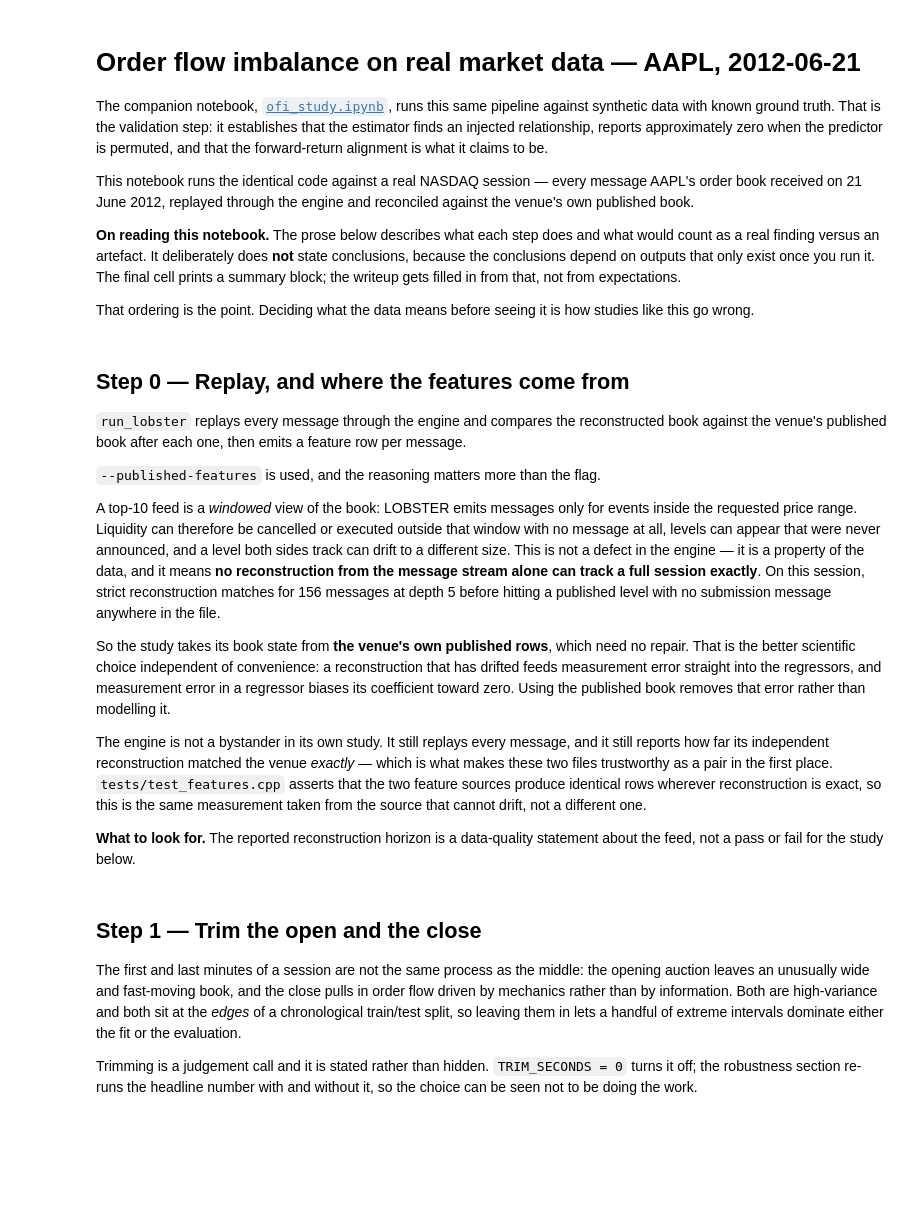
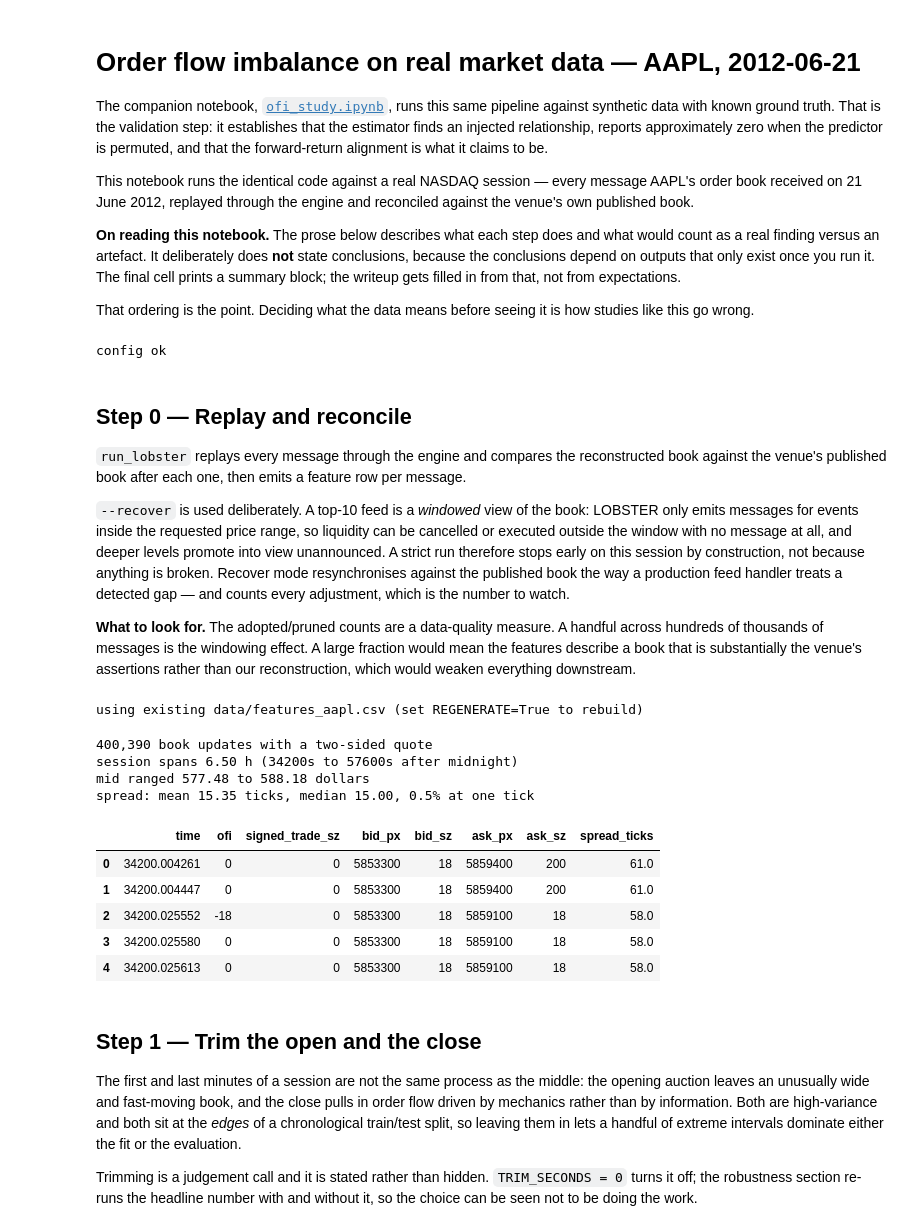
Before and after one commit to yashshelar466/High-Frequency-Limit-Order-Book, a Jupyter notebook: research/ofi_study_real.ipynb, the cells around one changed output. Cells and saved outputs as stored; diff of their text form; code cells hidden in the pictures; blank space fills up the shorter version.

Commit message:
Run the OFI study on AAPL 2012-06-21

```diff
--- a/research/ofi_study_real.ipynb
+++ b/research/ofi_study_real.ipynb
@@ -45,11 +45,7 @@ DT            = 2.0    # seconds per interval
 TRAIN_FRAC    = 0.7    # chronological split
 TRIM_SECONDS  = 300    # drop this much from each end of the session
 N_PERM        = 500    # permutation-null trials
-# Regenerate by default. Caching the feature file looks like a kindness and is
-# actually a trap: change the replay mode or the compare depth and a stale file
-# silently survives, so the notebook analyses data produced by settings that are
-# no longer on screen. Set False only to iterate on the analysis cells.
-REGENERATE    = True
+REGENERATE    = False  # set True to re-run the replayer even if features exist
 
 for p in (MSG_PATH, BOOK_PATH):
     if not os.path.exists(p):
@@ -61,69 +57,63 @@ if not os.path.exists(BINARY):
     raise SystemExit('build first:  cmake -S . -B build -DCMAKE_BUILD_TYPE=Release '
                      '&& cmake --build build -j')
 print('config ok')
+# %% [output]
+config ok
 # %% [markdown]
-## Step 0 — Replay, and where the features come from
+## Step 0 — Replay and reconcile
 
 `run_lobster` replays every message through the engine and compares the reconstructed book
 against the venue's published book after each one, then emits a feature row per message.
 
-`--published-features` is used, and the reasoning matters more than the flag.
+`--recover` is used deliberately. A top-10 feed is a *windowed* view of the book: LOBSTER only
+emits messages for events inside the requested price range, so liquidity can be cancelled or
+executed outside the window with no message at all, and deeper levels promote into view
+unannounced. A strict run therefore stops early on this session by construction, not because
+anything is broken. Recover mode resynchronises against the published book the way a production
+feed handler treats a detected gap — and counts every adjustment, which is the number to watch.
 
-A top-10 feed is a *windowed* view of the book: LOBSTER emits messages only for events inside the
-requested price range. Liquidity can therefore be cancelled or executed outside that window with
-no message at all, levels can appear that were never announced, and a level both sides track can
-drift to a different size. This is not a defect in the engine — it is a property of the data, and
-it means **no reconstruction from the message stream alone can track a full session exactly**. On
-this session, strict reconstruction matches for 156 messages at depth 5 before hitting a published
-level with no submission message anywhere in the file.
-
-So the study takes its book state from **the venue's own published rows**, which need no repair.
-That is the better scientific choice independent of convenience: a reconstruction that has drifted
-feeds measurement error straight into the regressors, and measurement error in a regressor biases
-its coefficient toward zero. Using the published book removes that error rather than modelling it.
-
-The engine is not a bystander in its own study. It still replays every message, and it still
-reports how far its independent reconstruction matched the venue *exactly* — which is what makes
-these two files trustworthy as a pair in the first place. `tests/test_features.cpp` asserts that
-the two feature sources produce identical rows wherever reconstruction is exact, so this is the
-same measurement taken from the source that cannot drift, not a different one.
-
-**What to look for.** The reported reconstruction horizon is a data-quality statement about the
-feed, not a pass or fail for the study below.
+**What to look for.** The adopted/pruned counts are a data-quality measure. A handful across
+hundreds of thousands of messages is the windowing effect. A large fraction would mean the
+features describe a book that is substantially the venue's assertions rather than our
+reconstruction, which would weaken everything downstream.
 # %%
 if REGENERATE or not os.path.exists(FEAT_PATH):
     cmd = [BINARY, MSG_PATH, BOOK_PATH, str(COMPARE_DEPTH),
-           '--published-features', '--emit-features', FEAT_PATH]
+           '--recover', '--emit-features', FEAT_PATH]
     print(' '.join(cmd), '\n')
     res = subprocess.run(cmd, capture_output=True, text=True)
     print(res.stdout)
     if res.stderr.strip():
         print('stderr:', res.stderr.strip())
     if res.returncode != 0:
-        print('\nNOTE: the replayer exited non-zero. With --published-features it should run to '
-              'the end\nof the file, so this means something other than a reconstruction '
-              'divergence went wrong.\nInvestigate before using the output.')
+        print('\nNOTE: the replayer exited non-zero, so reconciliation stopped before the end '
+              'of the file.\nThe feature file still covers everything up to that point and the '
+              'analysis below\nis valid for that prefix -- but report the truncation rather '
+              'than ignoring it.')
 else:
     print(f'using existing {FEAT_PATH} (set REGENERATE=True to rebuild)')
+# %% [output]
+using existing data/features_aapl.csv (set REGENERATE=True to rebuild)
 # %%
 raw = load_features(FEAT_PATH)
-
-# Guard against analysing a truncated feature file. If the replay stopped early
-# the rows that exist are perfectly valid -- they just describe seconds of a
-# session rather than hours, and every result below would be noise computed with
-# total confidence.
-_msgs = sum(1 for _ in open(MSG_PATH))
-if len(raw) < 0.5 * _msgs:
-    print(f'WARNING: {len(raw):,} feature rows from a {_msgs:,}-message file.\n'
-          f'The replay covered only {100*len(raw)/_msgs:.1f}% of the session -- it stopped\n'
-          f'early, or a stale features file was reused. Delete {FEAT_PATH} and re-run.\n')
 print(f'{len(raw):,} book updates with a two-sided quote')
 print(f'session spans {(raw.time.max()-raw.time.min())/3600:.2f} h '
       f'({raw.time.min():.0f}s to {raw.time.max():.0f}s after midnight)')
 print(f'mid ranged {raw.mid.min()/10000:.2f} to {raw.mid.max()/10000:.2f} dollars')
 print(f'spread: mean {raw.spread_ticks.mean():.2f} ticks, median {raw.spread_ticks.median():.2f}, '
       f'{100*(raw.spread_ticks<=1).mean():.1f}% at one tick')
 raw[['time','ofi','signed_trade_sz','bid_px','bid_sz','ask_px','ask_sz','spread_ticks']].head()
+# %% [output]
+400,390 book updates with a two-sided quote
+session spans 6.50 h (34200s to 57600s after midnight)
+mid ranged 577.48 to 588.18 dollars
+spread: mean 15.35 ticks, median 15.00, 0.5% at one tick
+|  | time | ofi | signed_trade_sz | bid_px | bid_sz | ask_px | ask_sz | spread_ticks |
+| 0 | 34200.004261 | 0 | 0 | 5853300 | 18 | 5859400 | 200 | 61.0 |
+| 1 | 34200.004447 | 0 | 0 | 5853300 | 18 | 5859400 | 200 | 61.0 |
+| 2 | 34200.025552 | -18 | 0 | 5853300 | 18 | 5859100 | 18 | 58.0 |
+| 3 | 34200.025580 | 0 | 0 | 5853300 | 18 | 5859100 | 18 | 58.0 |
+| 4 | 34200.025613 | 0 | 0 | 5853300 | 18 | 5859100 | 18 | 58.0 |
 # %% [markdown]
 ## Step 1 — Trim the open and the close
 
```
Also changed, not shown: parts of 10 cells of this notebook.
